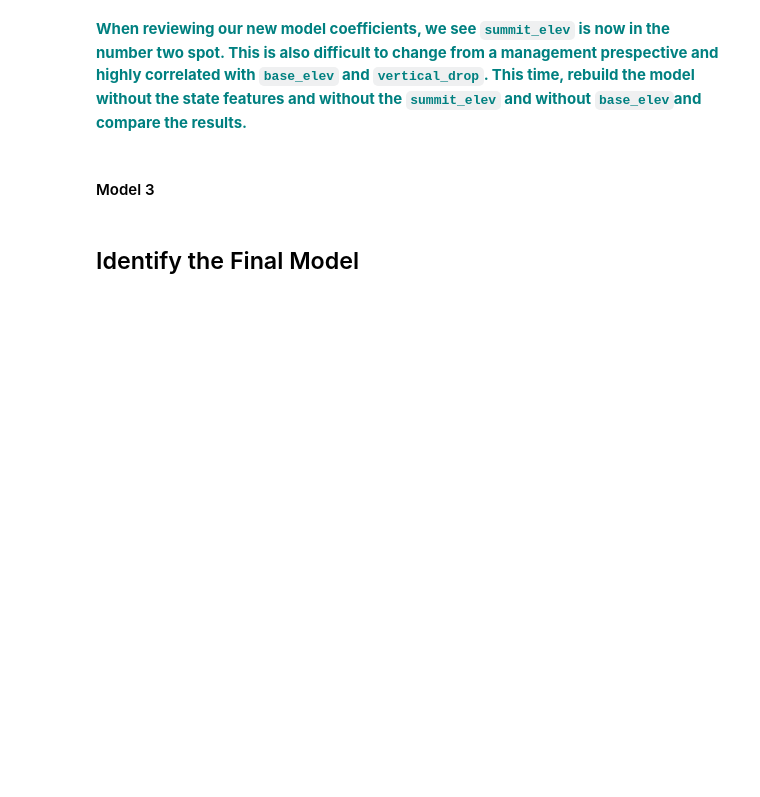
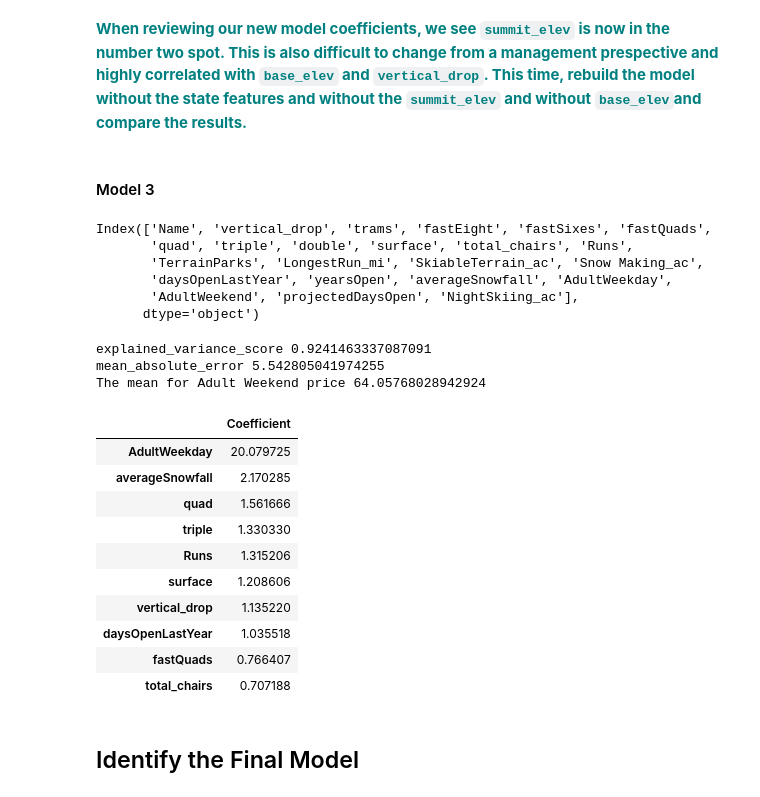
Before and after one commit to adreyzin/mySpringboardRepo, a Jupyter notebook: Guided Capstone/GuidedCapstoneStep4 and step5HL.ipynb, the cells around one changed output. Drawn from its saved outputs; the diff is of its cells as text; code cells hidden in the pictures; blank space fills up the shorter version.

```diff
--- a/Guided Capstone/GuidedCapstoneStep4 and step5HL.ipynb
+++ b/Guided Capstone/GuidedCapstoneStep4 and step5HL.ipynb
@@ -189,6 +267,63 @@ Hint: Try to construct another model using exactly the steps we followed above.
 **<font color='teal'> When reviewing our new model coefficients, we see `summit_elev` is now in the number two spot. This is also difficult to change from a management prespective and highly correlated with `base_elev` and `vertical_drop`.  This time, rebuild the model without the state features and without the `summit_elev` and without `base_elev`and compare the results. </font>**
 # %% [markdown]
 #### Model 3
+# %%
+#Reload the csv file from step 3 and drop columns state and summit_elev
+df3=pd.read_csv('data/step3_output.csv', index_col=0).drop(columns=['state', 'summit_elev', 'clusters'])
+df3.columns
+#df3.drop(columns=['state', 'summit_elev', 'clusters'])
+#print(df3.columns)
+#df3['clusters'].head()
+# %% [output]
+Index(['Name', 'vertical_drop', 'trams', 'fastEight', 'fastSixes', 'fastQuads',
+       'quad', 'triple', 'double', 'surface', 'total_chairs', 'Runs',
+       'TerrainParks', 'LongestRun_mi', 'SkiableTerrain_ac', 'Snow Making_ac',
+       'daysOpenLastYear', 'yearsOpen', 'averageSnowfall', 'AdultWeekday',
+       'AdultWeekend', 'projectedDaysOpen', 'NightSkiing_ac'],
+      dtype='object')
+# %%
+# Declare an explanatory variable, called X,and assign it the result of dropping 'Name' and 'AdultWeekend' from the df
+X = df3.drop(['Name','AdultWeekend'], axis=1)
+
+# Declare a response variable, called y, and assign it the AdultWeekend column of the df
+y = df3['AdultWeekend']
+
+# Here we use the StandardScaler() method of the preprocessing package, and then call the fit() method with parameter X
+scaler = preprocessing.StandardScaler().fit(X)
+
+# Declare a variable called X_scaled, and assign it the result of calling the transform() method with parameter X
+X_scaled=scaler.transform(X)
+
+# Get the 1-dimensional flattened array of our response variable y by calling the ravel() function on y
+y = y.ravel()
+
+# Call the train_test_split() function with the first two parameters set to X_scaled and y
+# Declare four variables, X_train, X_test, y_train and y_test separated by commas
+X_train, X_test, y_train, y_test = train_test_split(X_scaled, y, test_size=0.25, random_state=1)
+# %%
+lm = linear_model.LinearRegression()
+model = lm.fit(X_train,y_train)
+# Make a variable called y_pred and assign it the result of calling predict() on our model variable with parameter X_test
+y_pred = model.predict(X_test)
+print('explained_variance_score',explained_variance_score(y_test,y_pred))
+print('mean_absolute_error',mean_absolute_error(y_test,y_pred))
+print('The mean for Adult Weekend price', lm.intercept_)
+pd.DataFrame(abs(lm.coef_), X.columns, columns=['Coefficient']).sort_values(by=['Coefficient'], ascending=False).head(10)
+# %% [output]
+explained_variance_score 0.9241463337087091
+mean_absolute_error 5.542805041974255
+The mean for Adult Weekend price 64.05768028942924
+|  | Coefficient |
+| AdultWeekday | 20.079725 |
+| averageSnowfall | 2.170285 |
+| quad | 1.561666 |
+| triple | 1.330330 |
+| Runs | 1.315206 |
+| surface | 1.208606 |
+| vertical_drop | 1.135220 |
+| daysOpenLastYear | 1.035518 |
+| fastQuads | 0.766407 |
+| total_chairs | 0.707188 |
 # %% [markdown]
 ## Identify the Final Model
 # %% [markdown]
```
Also changed, not shown: parts of 9 cells of this notebook.
